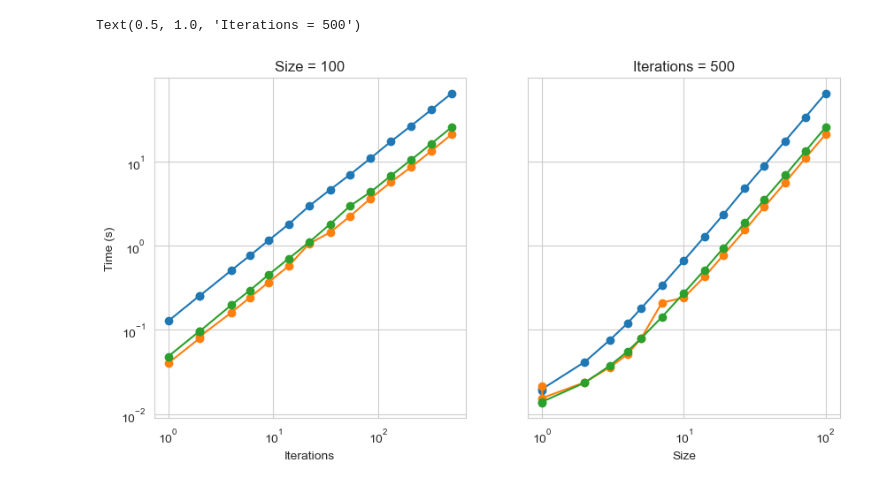
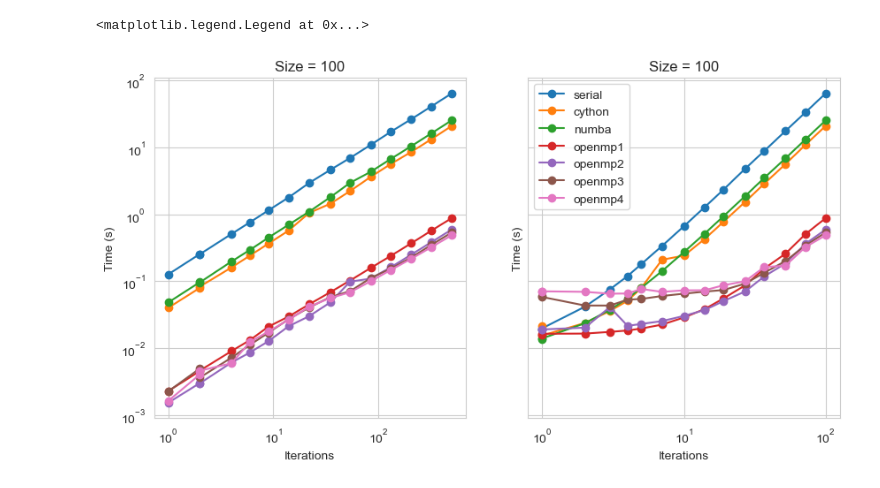
Before and after one commit to Fel1-x/LebwohlLasher, a Jupyter notebook: data/data_processing.ipynb, the cells around one changed output. Drawn from its saved outputs; the diff is of its cells as text; code cells hidden in the pictures.

```diff
--- a/data/data_processing.ipynb
+++ b/data/data_processing.ipynb
@@ -3,37 +3,73 @@ import numpy as np
 import pandas as pd
 import matplotlib.pyplot as plt
 # %%
-df_serial = pd.read_csv('../serial_code/results.csv')
-timeplot_100_df_serial = df_serial[df_serial["size"] == 100]
-sizeplot_100_df_serial = df_serial[df_serial["iterations"] == 500]
+data_locations = {
+    "serial": "../serial_code/results.csv",
+    "cython": "../cython_code/results.csv",
+    "numba": "../numba_code/results.csv",
+    "openmp1": "../openmp_code/results1.csv",
+    "openmp2": "../openmp_code/results2.csv",
+    "openmp3": "../openmp_code/results3.csv",
+    "openmp4": "../openmp_code/results4.csv"
+}
 
-df_cython = pd.read_csv('../cython_code/results.csv')
-timeplot_100_df_cython = df_cython[df_cython["size"] == 100]
-sizeplot_100_df_cython = df_cython[df_cython["iterations"] == 500]
+timeplots = []
+sizeplots = []
 
-df_numba = pd.read_csv('../numba_code/results.csv')
-timeplot_100_df_numba = df_numba[df_numba["size"] == 100]
-sizeplot_100_df_numba = df_numba[df_numba["iterations"] == 500]
+for path in data_locations.values():
+    df = pd.read_csv(path)
+    timeplots.append(df[df["size"] == 100])
+    sizeplots.append(df[df["iterations"] == 500])
+# print(timeplots)
+#
+# df_serial = pd.read_csv('../serial_code/results.csv')
+# timeplot_100_df_serial = df_serial[df_serial["size"] == 100]
+# sizeplot_100_df_serial = df_serial[df_serial["iterations"] == 500]
+#
+# df_cython = pd.read_csv('../cython_code/results.csv')
+# timeplot_100_df_cython = df_cython[df_cython["size"] == 100]
+# sizeplot_100_df_cython = df_cython[df_cython["iterations"] == 500]
+#
+# df_numba = pd.read_csv('../numba_code/results.csv')
+# timeplot_100_df_numba = df_numba[df_numba["size"] == 100]
+# sizeplot_100_df_numba = df_numba[df_numba["iterations"] == 500]
+#
+# df_openmp1 = pd.read_csv('../openmp_code/results1.csv')
+# timeplot_100_df_openmp1 = df_openmp1[df_openmp1["size"] == 100]
+# sizeplot_100_df_openmp1 = df_openmp1[df_openmp1["iterations"] == 500]
 
 fig, ax = plt.subplots(1, 2, figsize=(10,5), sharey=True)
 
-ax[0].plot(timeplot_100_df_serial["iterations"], timeplot_100_df_serial["time"], marker='o', linestyle='-')
-ax[0].plot(timeplot_100_df_cython["iterations"], timeplot_100_df_cython["time"], marker='o', linestyle='-')
-ax[0].plot(timeplot_100_df_numba["iterations"], timeplot_100_df_numba["time"], marker='o', linestyle='-')
+i=0
+for df in timeplots:
+    ax[0].plot(df["iterations"], df["time"], marker='o', linestyle='-', label=list(data_locations.keys())[i])
+    i+=1
 ax[0].set_xscale("log")
 ax[0].set_yscale("log")
 ax[0].set_xlabel("Iterations")
 ax[0].set_ylabel("Time (s)")
 ax[0].set_title("Size = 100")
 
-
-ax[1].plot(sizeplot_100_df_serial["size"], sizeplot_100_df_serial["time"], marker='o', linestyle='-')
-ax[1].plot(sizeplot_100_df_cython["size"], sizeplot_100_df_cython["time"], marker='o', linestyle='-')
-ax[1].plot(sizeplot_100_df_numba["size"], sizeplot_100_df_numba["time"], marker='o', linestyle='-')
+i=0
+for df in sizeplots:
+    ax[1].plot(df["size"], df["time"], marker='o', linestyle='-', label=list(data_locations.keys())[i])
+    i+=1
 ax[1].set_xscale("log")
 ax[1].set_yscale("log")
-ax[1].set_xlabel("Size")
-ax[1].set_title("Iterations = 500")
+ax[1].set_xlabel("Iterations")
+ax[1].set_ylabel("Time (s)")
+ax[1].set_title("Size = 100")
+
+ax[1].legend()
+
+# ax[1].plot(sizeplot_100_df_serial["size"], sizeplot_100_df_serial["time"], marker='o', linestyle='-')
+# ax[1].plot(sizeplot_100_df_cython["size"], sizeplot_100_df_cython["time"], marker='o', linestyle='-')
+# ax[1].plot(sizeplot_100_df_numba["size"], sizeplot_100_df_numba["time"], marker='o', linestyle='-')
+# ax[1].plot(sizeplot_100_df_openmp1["size"], sizeplot_100_df_openmp1["time"], marker='o', linestyle='-')
+# ax[1].set_xscale("log")
+# ax[1].set_yscale("log")
+# ax[1].set_xlabel("Size")
+# ax[1].set_title("Iterations = 500")
 # %% [output]
-Text(0.5, 1.0, 'Iterations = 500')
+<matplotlib.legend.Legend at 0x...>
-[figure, old version]
+[figure, new version]
```
Also changed, not shown: 7 other files.
